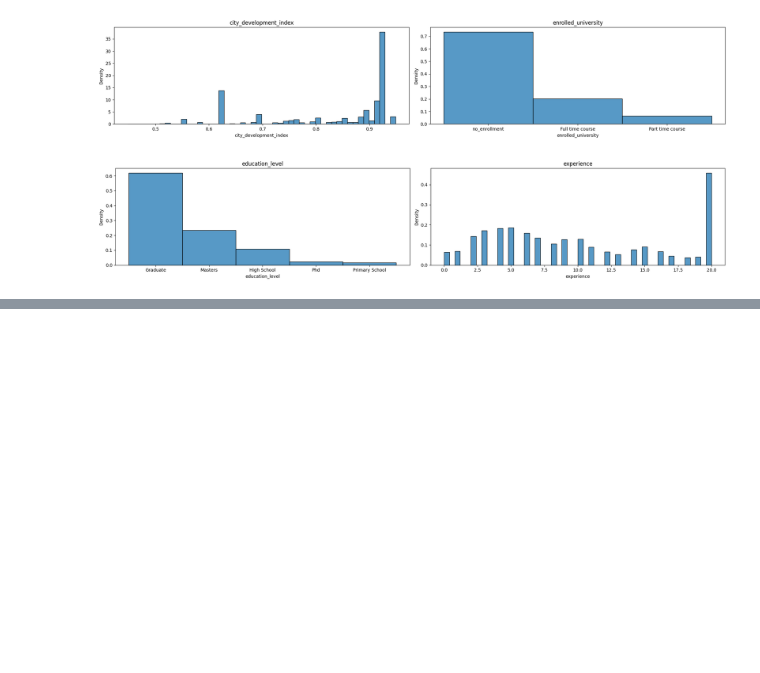
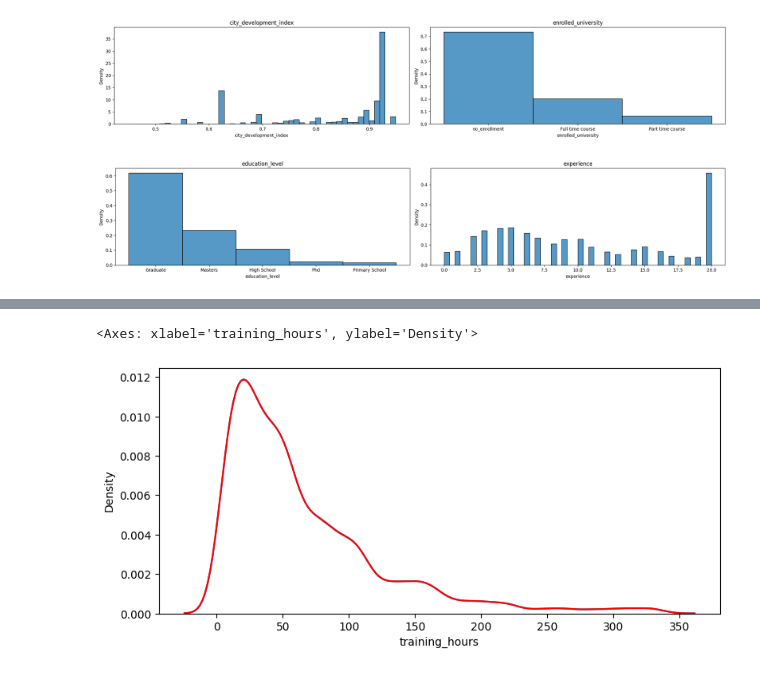
Before and after one commit to Ashura369/Python_and_Data_Science, a Jupyter notebook: 0 ML lecture/12_0 handling missing data.ipynb, the cells around one changed output, grey strips where cells are left out. Cells and saved outputs as stored; diff of their text form; code cells hidden in the pictures; blank space fills up the shorter version.

```diff
--- a/0 ML lecture/12_0 handling missing data.ipynb
+++ b/0 ML lecture/12_0 handling missing data.ipynb
@@ -133,0 +148,9 @@ for i in range(0, len(a)-1, 2):  # step by 2: (0,1), (2,3), ...
+# %%
+plt.figure(figsize=(20,4))
+plt.subplot(121)
+sns.kdeplot(df['training_hours'])
+# plt.subplot(122)              # uncomment this line so that you can see the change is close to nothing
+sns.kdeplot(new_df['training_hours'], color='r')
+# %% [output]
+<Axes: xlabel='training_hours', ylabel='Density'>
+[figure, added]
```
Also changed, not shown: parts of 1 cell of this notebook, 2 other files.
